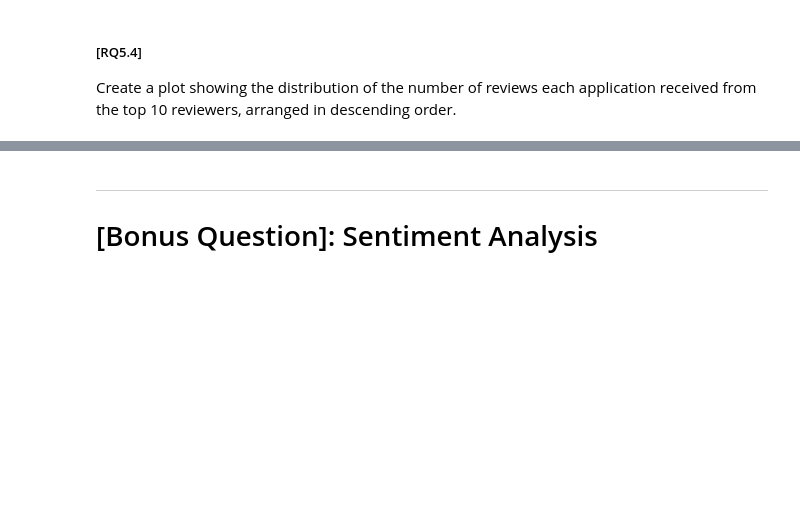
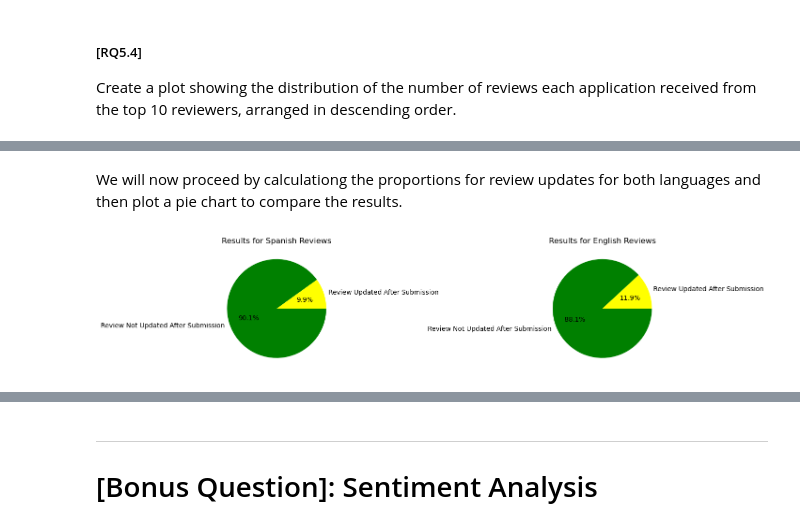
Before and after one commit to shahzeb512/ADM-HW2, a Jupyter notebook: main.ipynb, the cells around one changed output, grey strips where cells are left out. Cells and saved outputs as stored; diff of their text form; code cells hidden in the pictures; blank space fills up the shorter version.

```diff
--- a/main.ipynb
+++ b/main.ipynb
@@ -1582,0 +1665,6 @@ plt.show()
+# %%
+# we need the following columns: author.steamid, language, timestamp_created, timestamp_updated
+cols_toUse = ["author.steamid", "language", "timestamp_created", "timestamp_updated"]
+df = pd.read_csv("steam_reviews.csv", usecols = cols_toUse)
+df['timestamp_created'] = pd.to_datetime(df['timestamp_created'], unit='s')
+df['timestamp_updated'] = pd.to_datetime(df['timestamp_updated'], unit='s')
@@ -1582,0 +1673,3 @@ plt.show()
+# %%
+reviews_in_spanish = df[df['language'] == 'spanish']
+reviews_in_english= df[df['language'] == 'english']
@@ -1582,0 +1680,48 @@ plt.show()
+# %%
+spanish_timestamp_diff = reviews_in_spanish[reviews_in_spanish['timestamp_updated'] != reviews_in_spanish['timestamp_created']]
+english_timestamp_diff = reviews_in_english[reviews_in_english['timestamp_updated'] != reviews_in_english['timestamp_created']]
+# %% [markdown]
+We will now proceed by calculationg the proportions for review updates for both languages and then plot a pie chart to compare the results.
+# %%
+# Calculate the proportion of updated reviews for English and Spanish reviews
+update_p_spanish = len(spanish_timestamp_diff) / len(reviews_in_spanish)
+update_p_english = len(english_timestamp_diff) / len(reviews_in_english)
+
+
+# Define the proportions for the pie charts
+proportions_spanish = [update_p_spanish, 1 - update_p_spanish]
+proportions_english = [update_p_english, 1 - update_p_english]
+
+
+# Labels for the pie chart slices
+labels = ['Review Updated After Submission', 'Review Not Updated After Submission']
+
+# Colors for the pie chart slices
+colors = ['yellow', 'Green']
+
+# Create subplots for the pie charts
+fig, axes = plt.subplots(1, 2, figsize=(14, 7))
+
+# Plot the pie chart for Spanish reviews
+axes[0].pie(
+    proportions_spanish,
+    labels=labels,
+    colors=colors,
+    autopct='%1.1f%%',
+)
+axes[0].set_title('Results for Spanish Reviews')
+
+# Plot the pie chart for English reviews
+axes[1].pie(
+    proportions_english,
+    labels=labels,
+    colors=colors,
+    autopct='%1.1f%%',
+)
+axes[1].set_title('Results for English Reviews')
+
+# Adjust layout and display the pie charts
+plt.tight_layout()
+plt.show()
+# %% [output]
+[figure, added]
```
Also changed, not shown: parts of 77 cells of this notebook.
